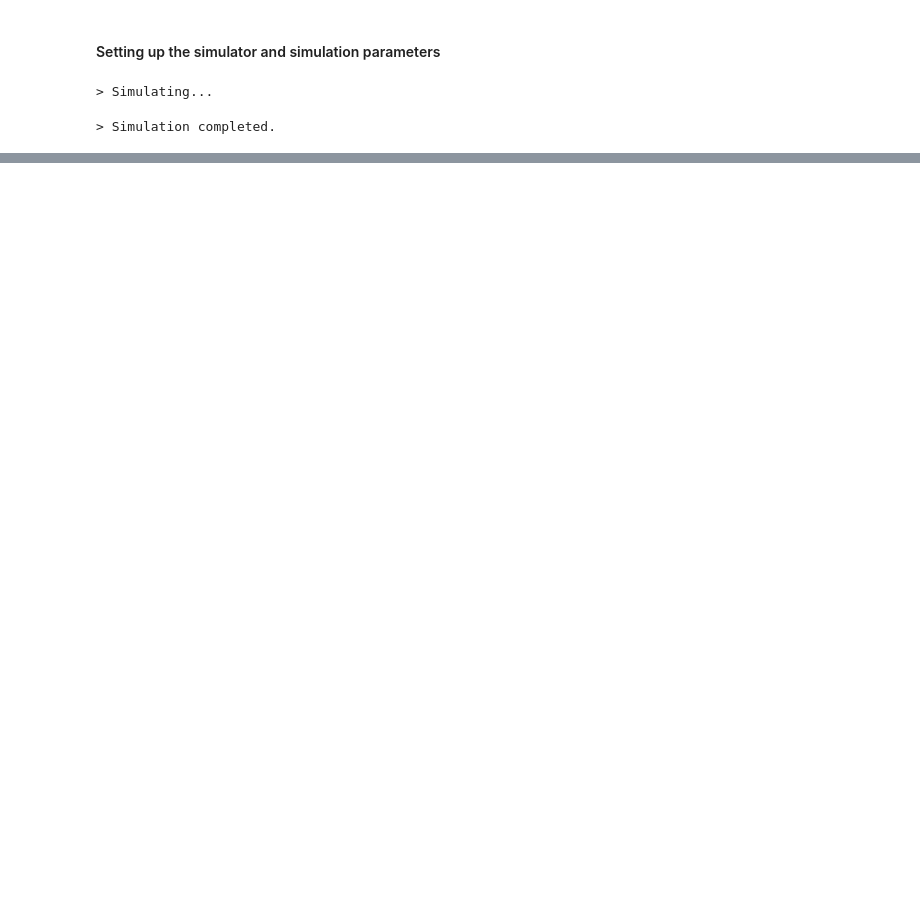
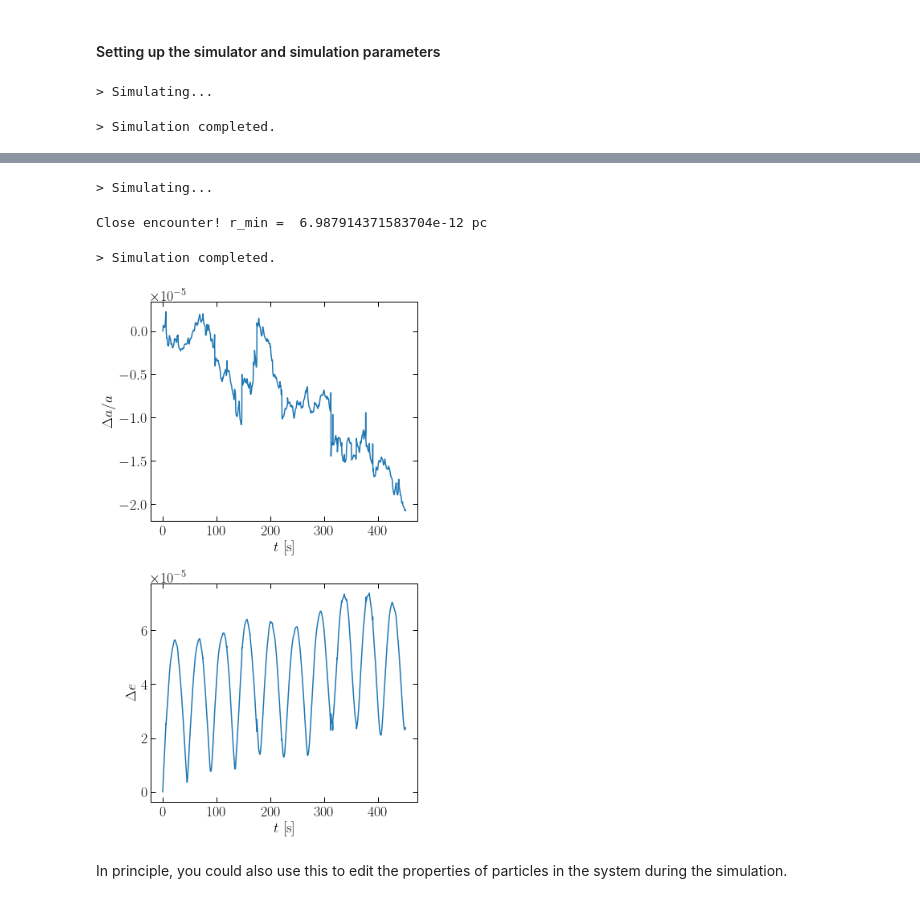
Before and after one commit to bradkav/NbodyIMRI, a Jupyter notebook: examples/Examples_Dressed_Binary.ipynb, the cells around one changed output, grey strips where cells are left out. Saved outputs shown, nothing was run; the diff lists cells and outputs as text; code cells hidden in the pictures; blank space fills up the shorter version.

```diff
--- a/examples/Examples_Dressed_Binary.ipynb
+++ b/examples/Examples_Dressed_Binary.ipynb
@@ -70,0 +125,19 @@ Here, we can see changes in the energy of the binary (or equivalently the semi-m
+# %%
+#The check_state function should take a `simulator` object as input
+def check_state(simulator):
+    #The particle set is stored in an object labelled `p` in the simulator.
+    #Let's check the minimum separation between the DM and the small BH
+    r_DM = tools.norm(simulator.p.xDM - simulator.p.xBH2)
+    if np.any(r_DM < 2e-11*u.pc):
+        print("Close encounter! r_min = ", np.min(r_DM/u.pc), "pc")
+# %%
+sim = simulator.simulator(p_binary, r_soft_sq = (3e-12*u.pc)**2, check_state=check_state)
+sim.run_simulation(dt, t_end, show_progress=True)
+sim.plot_orbital_elements();
+# %% [output]
+> Simulating...
+Close encounter! r_min =  6.987914371583704e-12 pc
+> Simulation completed.
+[figure, added]
+# %% [markdown]
+In principle, you could also use this to edit the properties of particles in the system during the simulation.
```
Also changed, not shown: parts of 10 cells of this notebook, 7 other files.
